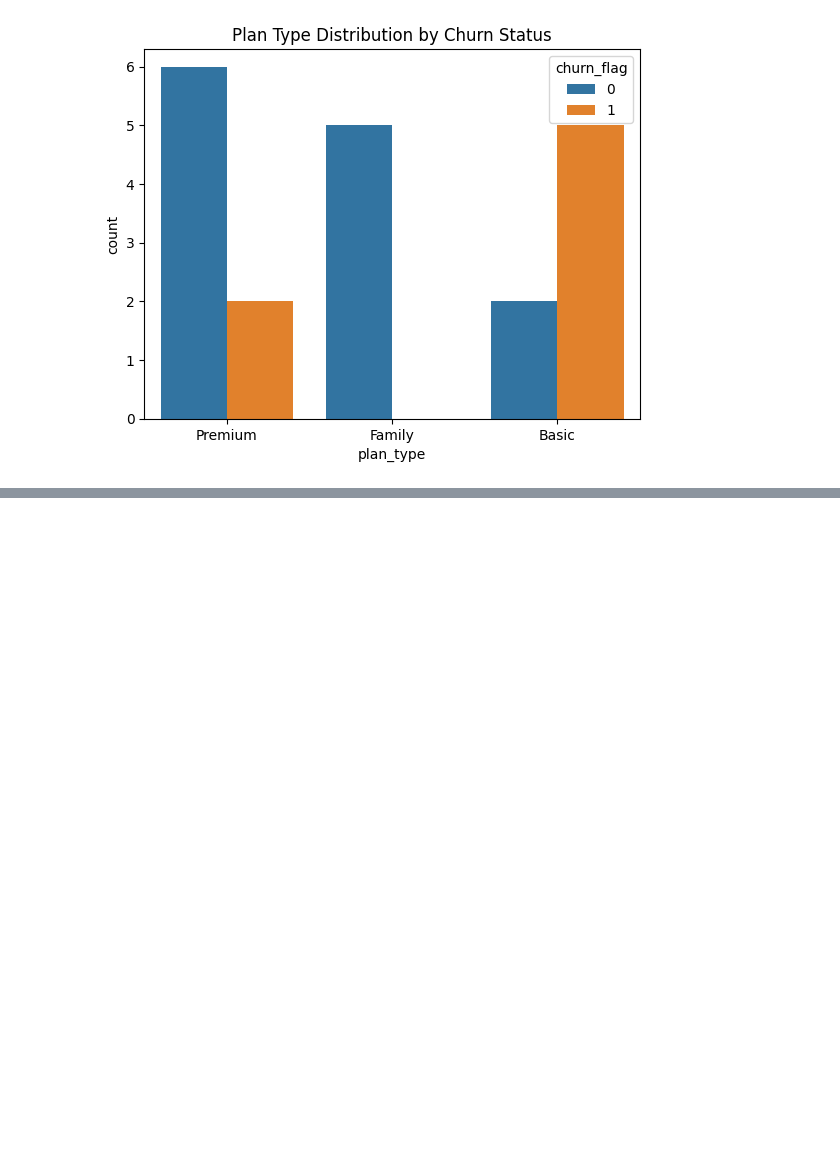
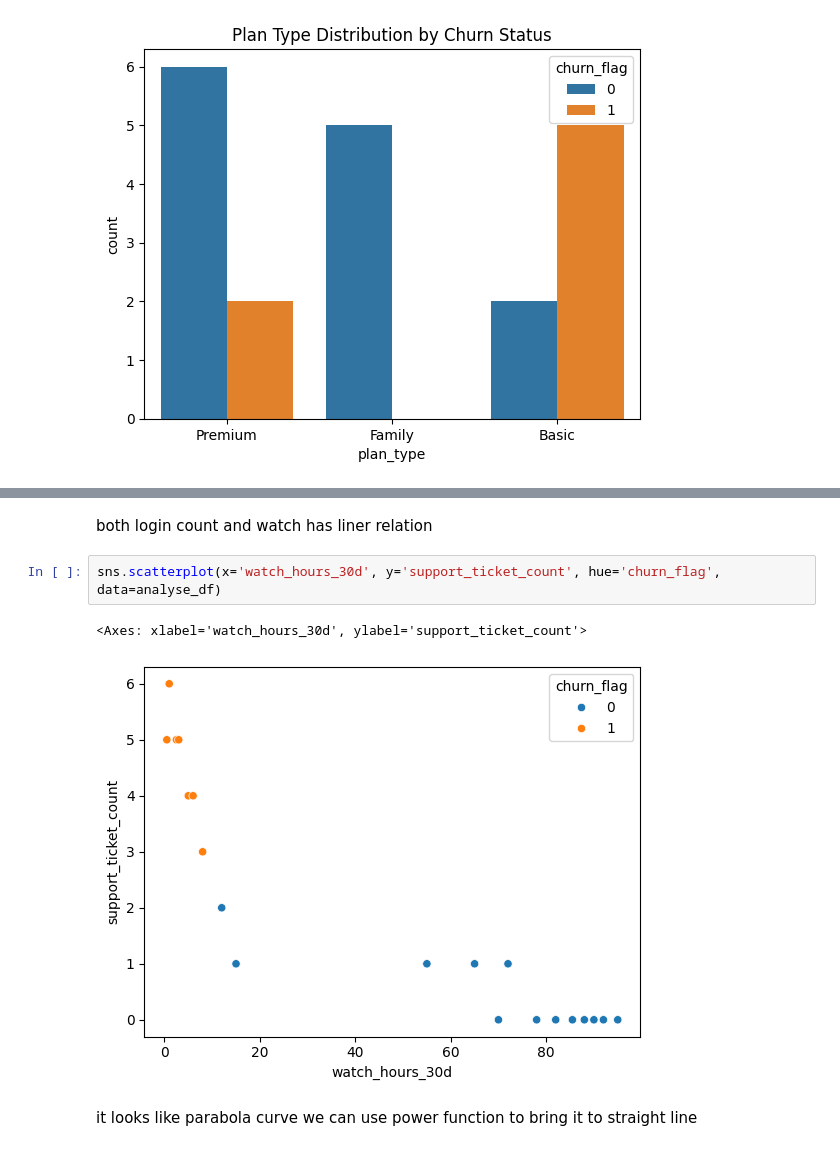
Before and after one commit to NaReddyJashwanthReddy/churn_rate, a Jupyter notebook: analysis/EDA.ipynb, the cells around one changed output, grey strips where cells are left out. Cells and saved outputs as stored; diff of their text form; blank space fills up the shorter version.

```diff
--- a/analysis/EDA.ipynb
+++ b/analysis/EDA.ipynb
@@ -263,0 +285,9 @@ plt.show()
+# %% [markdown]
+both login count and watch has liner relation
+# %%
+sns.scatterplot(x='watch_hours_30d', y='support_ticket_count', hue='churn_flag', data=analyse_df)
+# %% [output]
+<Axes: xlabel='watch_hours_30d', ylabel='support_ticket_count'>
+[figure, added]
+# %% [markdown]
+it looks like parabola curve we can use power function to bring it to straight line
```
Also changed, not shown: parts of 9 cells of this notebook, 11 other files.
